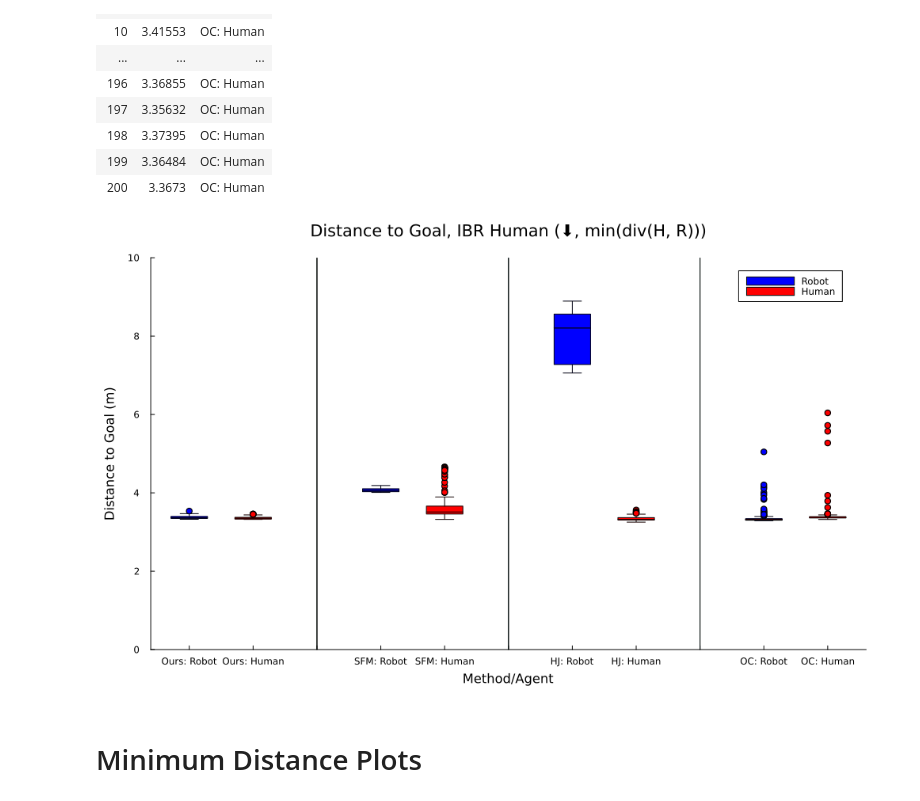
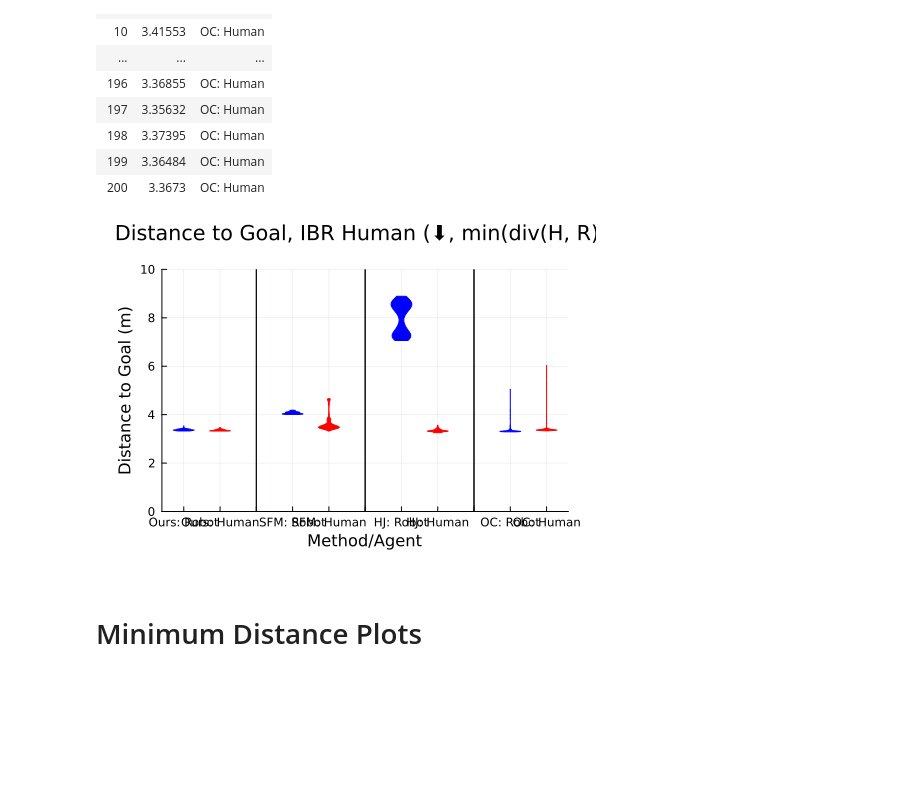
Before and after one commit to UW-CTRL/PHRI.jl, a Jupyter notebook: src/data_analysis.ipynb, the cells around one changed output. Saved outputs shown, nothing was run; the diff lists cells and outputs as text; code cells hidden in the pictures; blank space fills up the shorter version.

```diff
--- a/src/data_analysis.ipynb
+++ b/src/data_analysis.ipynb
@@ -348,27 +385,32 @@ OC_human_df_d2g = DataFrame(A=d2g_data[1393:end], B=b[1393:end])
 | 199 | 3.36484 | OC: Human |
 | 200 | 3.3673 | OC: Human |
 # %%
-@df PHRI_robot_df_d2g boxplot(string.(:B), :A, size=(1000, 600), label="", title="Distance to Goal, IBR Human (⬇, min(div(H, R)))", xlabel="Method/Agent", ylabel="Distance to Goal (m)", margins=5mm, color=:blue, ylims=[0, 10], grid=false)
-@df PHRI_human_df_d2g boxplot!(string.(:B), :A, color=:red, label="")
-@df nothing_df_1 boxplot!(string.(:B), :A, label="")
-@df SFM_robot_df_d2g boxplot!(string.(:B), :A, color=:blue, label="Robot")
-@df SFM_human_df_d2g boxplot!(string.(:B), :A, color=:red, label="Human")
-@df nothing_df_2 boxplot!(string.(:B), :A, label="")
-@df HJ_robot_df_d2g boxplot!(string.(:B), :A, color=:blue, label="")
-@df HJ_human_df_d2g boxplot!(string.(:B), :A, color=:red, label="")
-@df nothing_df_3 boxplot!(string.(:B), :A, label="")
-@df OC_robot_df_d2g boxplot!(string.(:B), :A, color=:blue, label="")
-@df OC_human_df_d2g boxplot!(string.(:B), :A, color=:red, label="")
-# @df PHRI_robot_df violin!(string.(:B), :A, color=:blue, label="", alpha=0.5)
-# @df PHRI_human_df violin!(string.(:B), :A, color=:red, label="", alpha=0.5)
-# @df SFM_robot_df violin!(string.(:B), :A, color=:blue, label="", alpha=0.5)
-# @df SFM_human_df violin!(string.(:B), :A, color=:red, label="", alpha=0.5)
-# @df HJ_robot_df violin!(string.(:B), :A, color=:blue, label="", alpha=0.5)
-# @df HJ_human_df violin!(string.(:B), :A, color=:red, label="", alpha=0.5)
-# @df OC_robot_df violin!(string.(:B), :A, color=:blue, label="", alpha=0.5)
-# @df OC_human_df violin!(string.(:B), :A, color=:red, label="", alpha=0.5)
+# d2g_ibr_human_plot = @df PHRI_robot_df_d2g boxplot(string.(:B), :A, size=(1000, 600), label="", title="Distance to Goal, IBR Human (⬇, min(div(H, R)))", xlabel="Method/Agent", ylabel="Distance to Goal (m)", margins=5mm, color=:blue, ylims=[0, 10], grid=true)
+d2g_ibr_human_plot = @df PHRI_robot_df_d2g violin(string.(:B), :A, size=(1000, 600), label="", title="Distance to Goal, IBR Human (⬇, min(div(H, R)))", xlabel="Method/Agent", ylabel="Distance to Goal (m)", margins=5mm, color=:blue, ylims=[0, 10], grid=true, linecolor=:match)
+# @df PHRI_human_df_d2g boxplot!(d2g_ibr_human_plot, string.(:B), :A, color=:red, label="")
+# @df nothing_df_1 boxplot!(d2g_ibr_human_plot, string.(:B), :A, label="")
+# @df SFM_robot_df_d2g boxplot!(d2g_ibr_human_plot, string.(:B), :A, color=:blue, label="Robot")
+# @df SFM_human_df_d2g boxplot!(d2g_ibr_human_plot, string.(:B), :A, color=:red, label="Human")
+# @df nothing_df_2 boxplot!(d2g_ibr_human_plot, string.(:B), :A, label="")
+# @df HJ_robot_df_d2g boxplot!(d2g_ibr_human_plot, string.(:B), :A, color=:blue, label="")
+# @df HJ_human_df_d2g boxplot!(d2g_ibr_human_plot, string.(:B), :A, color=:red, label="")
+# @df nothing_df_3 boxplot!(d2g_ibr_human_plot, string.(:B), :A, label="")
+# @df OC_robot_df_d2g boxplot!(d2g_ibr_human_plot, string.(:B), :A, color=:blue, label="")
+# @df OC_human_df_d2g boxplot!(d2g_ibr_human_plot, string.(:B), :A, color=:red, label="")
+@df PHRI_human_df_d2g violin!(string.(:B), :A, color=:red, label="", linecolor=:match)
+@df nothing_df_1 boxplot!(d2g_ibr_human_plot, string.(:B), :A, label="", linewidth=1)
+@df SFM_robot_df_d2g violin!(string.(:B), :A, color=:blue, label="", linecolor=:match)
+@df SFM_human_df_d2g violin!(string.(:B), :A, color=:red, label="", linecolor=:match)
+@df nothing_df_2 boxplot!(d2g_ibr_human_plot, string.(:B), :A, label="", linewidth=1)
+@df HJ_robot_df_d2g violin!(string.(:B), :A, color=:blue, label="", linecolor=:match)
+@df HJ_human_df_d2g violin!(string.(:B), :A, color=:red, label="", linecolor=:match)
+@df nothing_df_3 boxplot!(d2g_ibr_human_plot, string.(:B), :A, label="", linewidth=1)
+@df OC_robot_df_d2g violin!(string.(:B), :A, color=:blue, label="", linecolor=:match)
+@df OC_human_df_d2g violin!(string.(:B), :A, color=:red, label="", linecolor=:match)
+d2g_ibr_human_big = plot(d2g_ibr_human_plot, size=(1000, 600))
+d2g_ibr_human_small = plot(d2g_ibr_human_plot, size=(500, 350))
 # %% [output]
-[figure, old version]
+[figure, new version]
 # %% [markdown]
 # Minimum Distance Plots
 # %%
```
Also changed, not shown: parts of 11 cells of this notebook, 1 other file.
